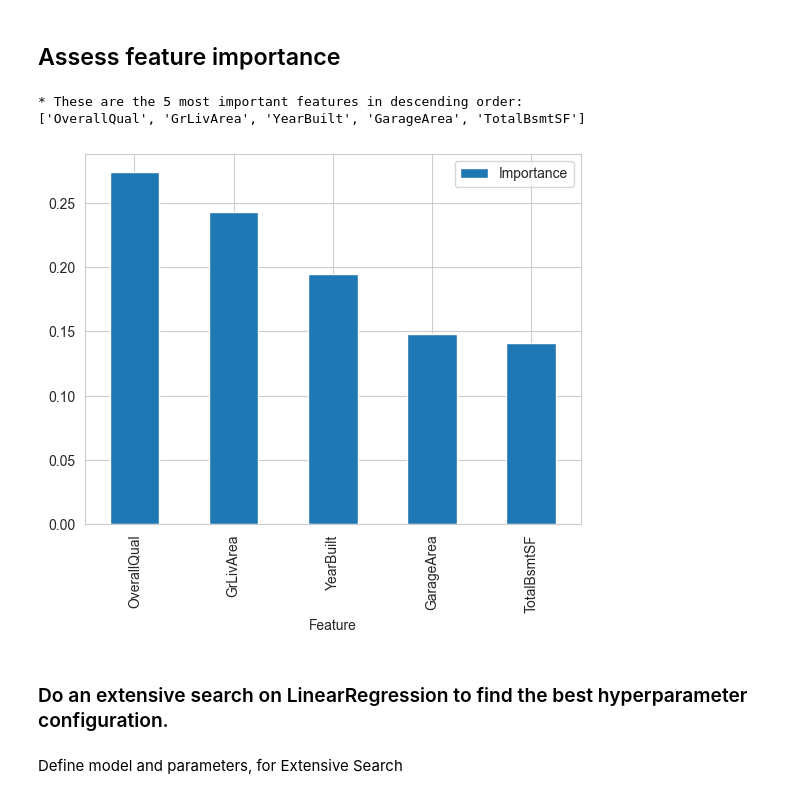
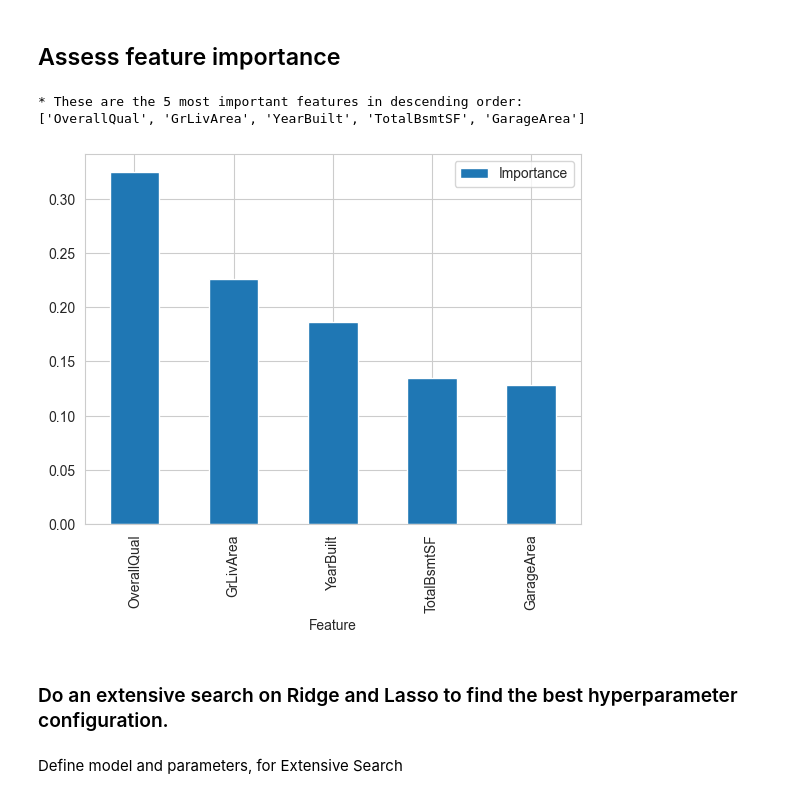
Before and after one commit to Fariba-Kamani/Heritage-House-Price-Insight-Predictor, a Jupyter notebook: jupyter_notebooks/05-Modeling and Evaluation-SalePrice.ipynb, the cells around one changed output. Cells and saved outputs as stored; diff of their text form; code cells hidden in the pictures.

```diff
--- a/jupyter_notebooks/05-Modeling and Evaluation-SalePrice.ipynb
+++ b/jupyter_notebooks/05-Modeling and Evaluation-SalePrice.ipynb
@@ -324,19 +324,19 @@ models_search = {
 
 params_search = {
     "ExtraTreesRegressor": {
-        'model__n_estimators': [100, 200, 300],
-        'model__max_depth': [None, 10, 20, 30],
-        'model__min_samples_split': [2, 5, 10],
-        'model__min_samples_leaf': [1, 2, 4],
+        'model__n_estimators': [100, 150, 200],
+        'model__max_depth': [5, 10, 15, 20],
+        'model__min_samples_split': [5, 10, 15],
+        'model__min_samples_leaf': [2, 4, 6],
         'model__max_features': ['sqrt', 'log2'],
-        'model__criterion': ['squared_error', 'absolute_error']
+        'model__criterion': ['absolute_error']
     }
 }
 # %% [markdown]
 Extensive GridSearch CV
 # %%
 search = HyperparameterOptimizationSearch(models=models_search, params=params_search)
-search.fit(X_train, y_train, scoring = 'r2', n_jobs=-1, cv=3, verbose=1)
+search.fit(X_train, y_train, scoring = 'r2', n_jobs=-1, cv=5, verbose=1)
 # %% [output]
 Running GridSearchCV for ExtraTreesRegressor
 
@@ -363,8 +363,8 @@ grid_search_summary
 # %% [markdown]
 Check the best model
 # %%
-best_model = grid_search_summary.iloc[0, 0]
-best_model
+best_model_extra_trees = grid_search_summary.iloc[0, 0]
+best_model_extra_trees
 # %% [output]
 'ExtraTreesRegressor'
 # %% [markdown]
@@ -403,0 +383,3 @@ Pipeline(steps=[('drop_features',
+# %%
+best_regressor_pipeline_extra_trees = grid_search_pipelines[best_model_extra_trees].best_estimator_
+best_regressor_pipeline_extra_trees
@@ -410,42 +410,42 @@ sns.set_style('whitegrid')
 
 # Extract steps before scaling (up to but not including 'feat_selection')
 data_cleaning_feat_eng_steps = 12
-X_transformed = Pipeline(best_regressor_pipeline.steps[:data_cleaning_feat_eng_steps]).transform(X_train)
+X_transformed = Pipeline(best_regressor_pipeline_extra_trees.steps[:data_cleaning_feat_eng_steps]).transform(X_train)
 
 # Manually assign column names from X_train, after all previous transformations
 # (Assumes that the transformation preserves column order)
 columns_before_selection = X_train.columns
 
 # If your pipeline drops/adds columns, it's safer to extract names before scaling:
 # Step 1: run pipeline up to just before 'feat_scaling'
-pipeline_before_scaling = Pipeline(best_regressor_pipeline.steps[:11])  # up to 'drop_correlated'
+pipeline_before_scaling = Pipeline(best_regressor_pipeline_extra_trees.steps[:11])  # up to 'drop_correlated'
 X_engineered = pipeline_before_scaling.transform(X_train)
 
 # Step 2: wrap in DataFrame to keep column names
 X_engineered_df = pd.DataFrame(X_engineered, columns=X_engineered.columns)
 
 # Step 3: get support from SelectFromModel
-mask = best_regressor_pipeline['feat_selection'].get_support()
+mask = best_regressor_pipeline_extra_trees['feat_selection'].get_support()
 best_features = X_engineered_df.columns[mask].to_list()
 
 # Step 4: plot feature importances
 df_feature_importance = pd.DataFrame({
     'Feature': best_features,
-    'Importance': best_regressor_pipeline['model'].feature_importances_
+    'Importance': best_regressor_pipeline_extra_trees['model'].feature_importances_
 }).sort_values(by='Importance', ascending=False)
 
 print(f"* These are the {len(best_features)} most important features in descending order:\n"
       f"{df_feature_importance['Feature'].to_list()}")
 
 # Plot
 df_feature_importance.plot(kind='bar', x='Feature', y='Importance')
 plt.show()
 # %% [output]
 * These are the 5 most important features in descending order:
-['OverallQual', 'GrLivArea', 'YearBuilt', 'GarageArea', 'TotalBsmtSF']
+['OverallQual', 'GrLivArea', 'YearBuilt', 'TotalBsmtSF', 'GarageArea']
-[figure, old version]
+[figure, new version]
 # %% [markdown]
-### Do an extensive search on LinearRegression to find the best hyperparameter configuration.
+### Do an extensive search on Ridge and Lasso to find the best hyperparameter configuration.
 # %% [markdown]
 Define model and parameters, for Extensive Search
 # %%
```
Also changed, not shown: parts of 33 cells of this notebook.
